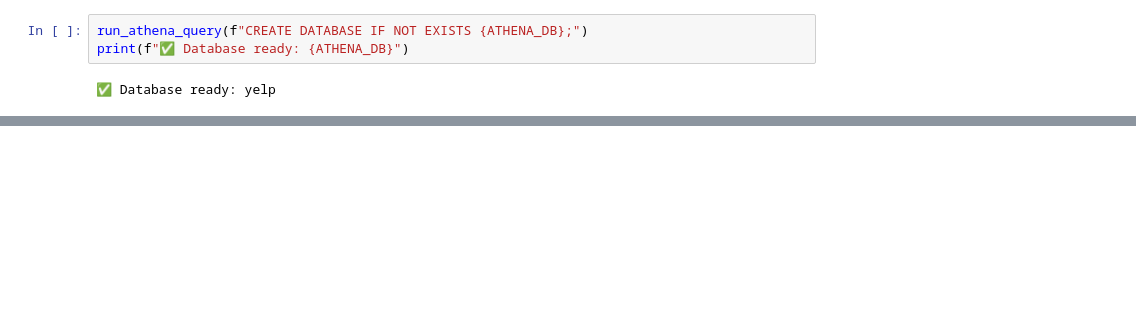
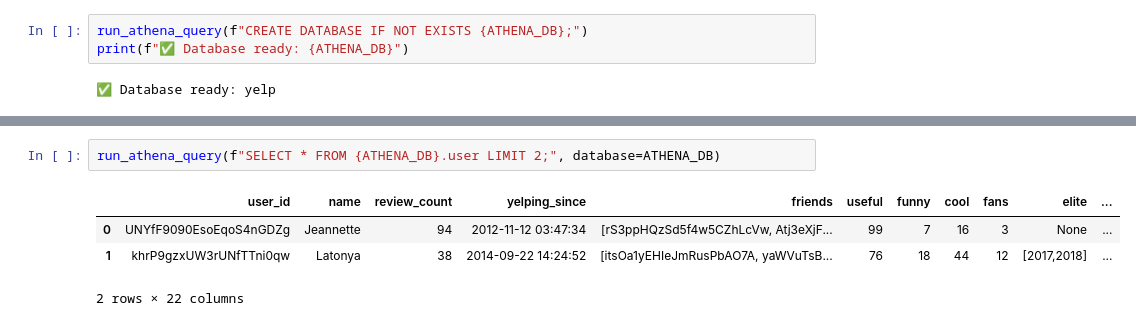
Before and after one commit to omarsagoo/VenueSignal, a Jupyter notebook: AthenaTables.ipynb, the cells around one changed output, grey strips where cells are left out. Drawn from its saved outputs; the diff is of its cells as text; blank space fills up the shorter version.

```diff
--- a/AthenaTables.ipynb
+++ b/AthenaTables.ipynb
@@ -609,0 +1235,7 @@ print("📍 Location:", business_attributes_location)
+# %%
+run_athena_query(f"SELECT * FROM {ATHENA_DB}.user LIMIT 2;", database=ATHENA_DB)
+# %% [output]
+|  | user_id | name | review_count | yelping_since | friends | useful | funny | cool | fans | elite | ... |
+| 0 | UNYfF9090EsoEqoS4nGDZg | Jeannette | 94 | 2012-11-12 03:47:34 | [rS3ppHQzSd5f4w5CZhLcVw, Atj3eXjF... | 99 | 7 | 16 | 3 | None | ... |
+| 1 | khrP9gzxUW3rUNfTTni0qw | Latonya | 38 | 2014-09-22 14:24:52 | [itsOa1yEHIeJmRusPbAO7A, yaWVuTsB... | 76 | 18 | 44 | 12 | [2017,2018] | ... |
+2 rows × 22 columns
```
Also changed, not shown: parts of 35 cells of this notebook.
